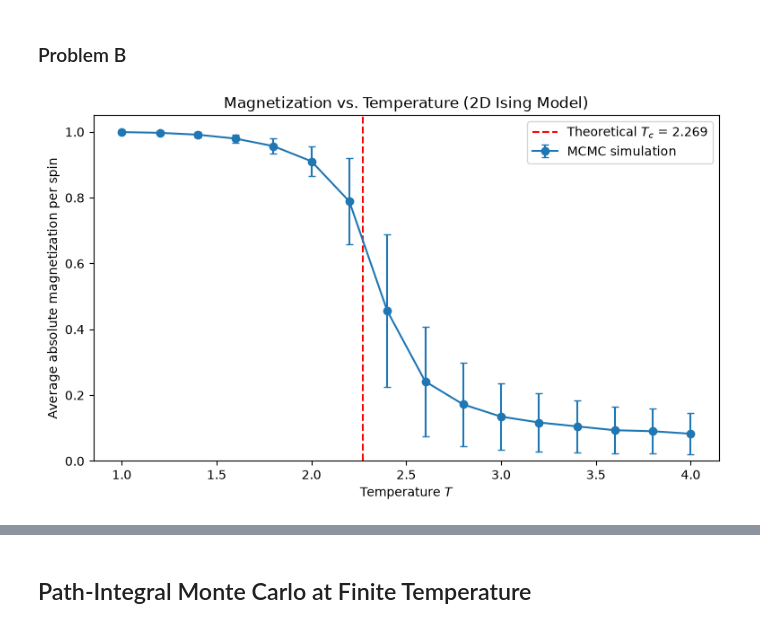
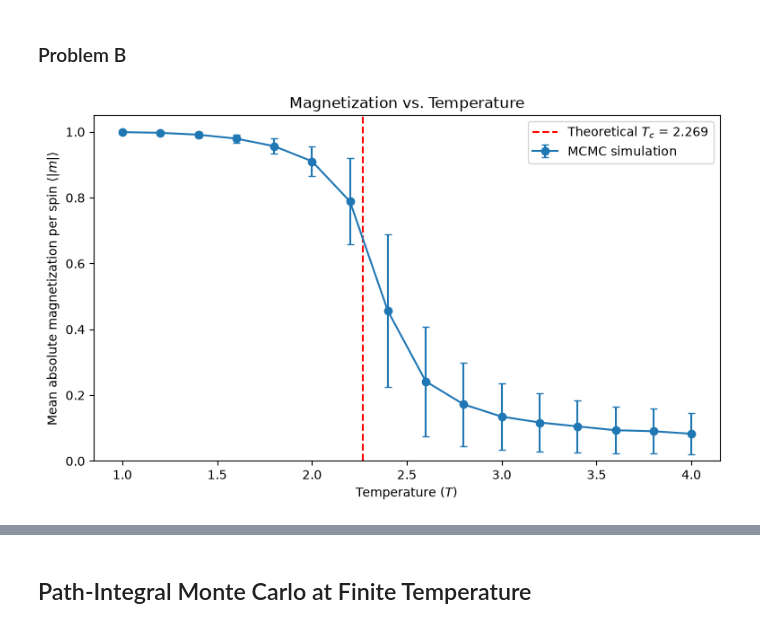
Before and after one commit to amanpalanati/phys142, a Jupyter notebook: assignments/assignment3/assignment3.ipynb, the cells around one changed output, grey strips where cells are left out. Cells and saved outputs as stored; diff of their text form; code cells hidden in the pictures.

```diff
--- a/assignments/assignment3/assignment3.ipynb
+++ b/assignments/assignment3/assignment3.ipynb
@@ -119,53 +119,53 @@ plt.show()
 # %%
 TEMPERATURES = np.round(np.arange(1.0, 4.01, 0.2), 1)
 
 SWEEPS_B = 5000
 BURNIN_B = 200
 CHAINS = 5
 
 mean_m = []
 std_m = []
 
 for t_index, temperature in enumerate(TEMPERATURES):
     samples = []
 
     for chain in range(CHAINS):
         seed = SEED + t_index * CHAINS + chain
 
         _, magnetization, _ = run_ising(
             temperature, N, SWEEPS_B, seed, initial="up"
         )
 
         samples.extend(np.abs(magnetization[BURNIN_B + 1:]))
 
     mean_m.append(np.mean(samples))
     std_m.append(np.std(samples, ddof=1))
 
 mean_m = np.array(mean_m)
 std_m = np.array(std_m)
+
+TC = 2 / np.log(1 + np.sqrt(2))
+
+fig, ax = plt.subplots(figsize=(9, 5))
+
+ax.errorbar(
+    TEMPERATURES, mean_m, yerr=std_m,
+    fmt="o-", capsize=3, label="MCMC simulation"
+)
+
+ax.axvline(
+    TC, color="red", linestyle="--",
+    label=f"Theoretical $T_c$ = {TC:.3f}"
+)
+
+ax.set(
+    xlabel="Temperature $(T)$",
+    ylabel=r"Mean absolute magnetization per spin $\langle|m|\rangle$",
+    title="Magnetization vs. Temperature",
+    ylim=(0, 1.05)
+)
+
+ax.legend()
+plt.show()
+# %% [output]
+[figure, added]
-# %%
-TC = 2 / np.log(1 + np.sqrt(2))
-
-fig, ax = plt.subplots(figsize=(9, 5))
-
-ax.errorbar(
-    TEMPERATURES, mean_m, yerr=std_m,
-    fmt="o-", capsize=3, label="MCMC simulation"
-)
-
-ax.axvline(
-    TC, color="red", linestyle="--",
-    label=f"Theoretical $T_c$ = {TC:.3f}"
-)
-
-ax.set(
-    xlabel="Temperature $T$",
-    ylabel="Average absolute magnetization per spin",
-    title="Magnetization vs. Temperature (2D Ising Model)",
-    ylim=(0, 1.05)
-)
-
-ax.legend()
-plt.show()
-# %% [output]
-[figure, removed]
```
Also changed, not shown: parts of 2 cells of this notebook, 2 other files.
